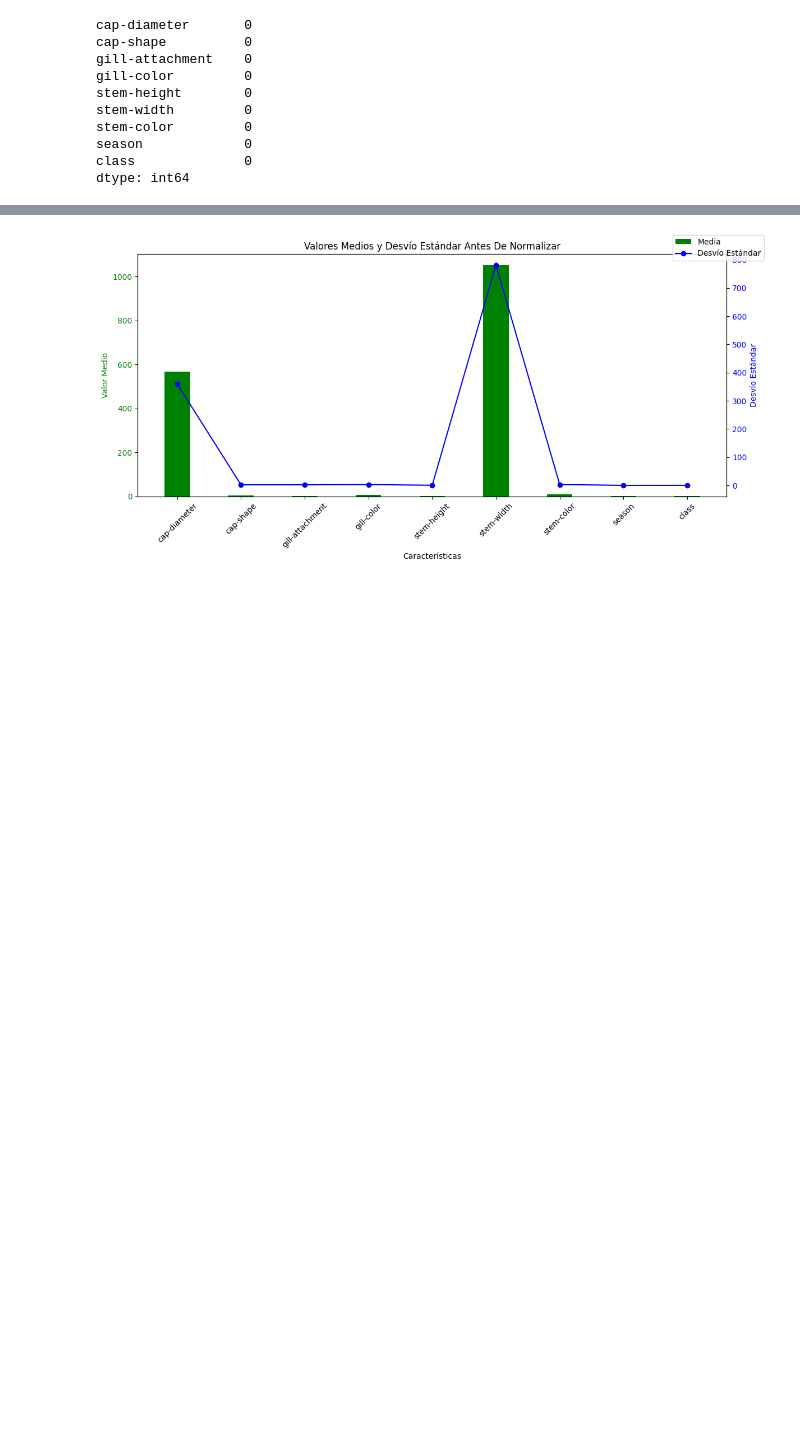
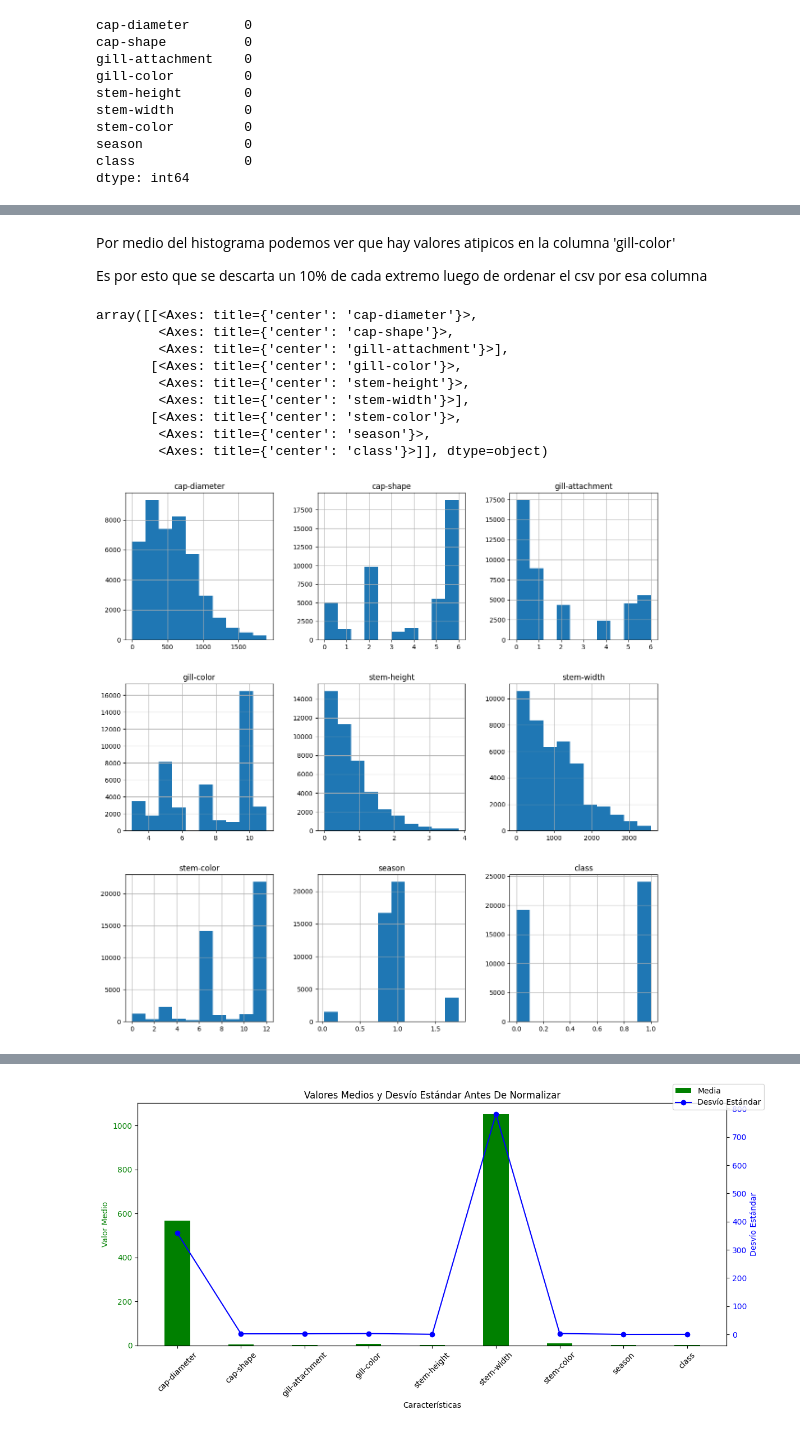
Before and after one commit to FacuCasado/tp-mate3, a Jupyter notebook: mushroom.ipynb, the cells around one changed output, grey strips where cells are left out. Drawn from its saved outputs; the diff is of its cells as text; code cells hidden in the pictures; blank space fills up the shorter version.

```diff
--- a/mushroom.ipynb
+++ b/mushroom.ipynb
@@ -41,3 +42,21 @@ csv.describe()
 | 50% | 525.000000 | 5.000000 | 1.000000 | 8.000000 | 0.593295 | 923.000000 | 11.000000 | 0.943195 | ... |
 | 75% | 781.000000 | 6.000000 | 4.000000 | 10.000000 | 1.054858 | 1523.000000 | 11.000000 | 0.943195 | ... |
 | max | 1891.000000 | 6.000000 | 6.000000 | 11.000000 | 3.835320 | 3569.000000 | 12.000000 | 1.804273 | ... |
+# %% [markdown]
+Por medio del histograma podemos ver que hay valores atipicos en la columna 'gill-color'
+
+Es por esto que se descarta un 10% de cada extremo luego de ordenar el csv por esa columna
+# %%
+csv.corr()
+csv.hist(figsize=(15,15))
+# %% [output]
+array([[<Axes: title={'center': 'cap-diameter'}>,
+        <Axes: title={'center': 'cap-shape'}>,
+        <Axes: title={'center': 'gill-attachment'}>],
+       [<Axes: title={'center': 'gill-color'}>,
+        <Axes: title={'center': 'stem-height'}>,
+        <Axes: title={'center': 'stem-width'}>],
+       [<Axes: title={'center': 'stem-color'}>,
+        <Axes: title={'center': 'season'}>,
+        <Axes: title={'center': 'class'}>]], dtype=object)
+[figure, added]
```
Also changed, not shown: parts of 15 cells of this notebook, 1 other file.
